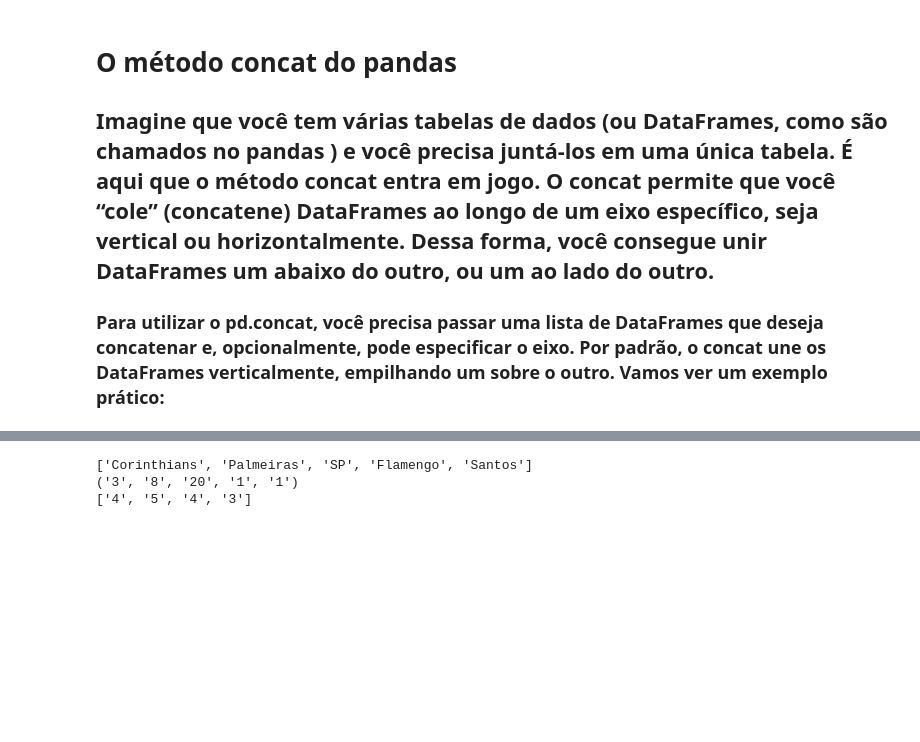
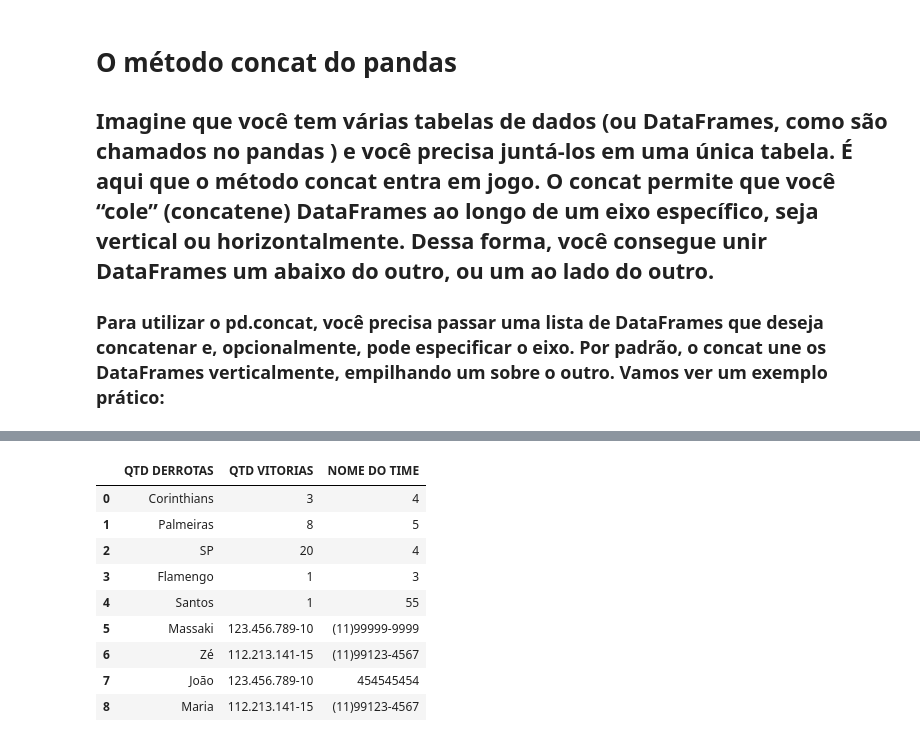
Before and after one commit to Patriciogtr/LP_Profmasaki, a Jupyter notebook: Alg&LP_05_06_Listas_Tuplas_Dicionarios.ipynb, the cells around one changed output, grey strips where cells are left out. Drawn from its saved outputs; the diff is of its cells as text; code cells hidden in the pictures; blank space fills up the shorter version.

```diff
--- a/Alg&LP_05_06_Listas_Tuplas_Dicionarios.ipynb
+++ b/Alg&LP_05_06_Listas_Tuplas_Dicionarios.ipynb
@@ -84,12 +84,21 @@ df2
-# %%
-Times = ['Corinthians', 'Palmeiras', 'SP', 'Flamengo', 'Santos']
-Vitórias = ('3', '8', '20', '1', '1')
-Derrotas = ['4','5','4','3']
-
-print(Times)
-print(Vitórias)
-print(Derrotas)
-# %% [output]
-['Corinthians', 'Palmeiras', 'SP', 'Flamengo', 'Santos']
-('3', '8', '20', '1', '1')
-['4', '5', '4', '3']
+# %%
+import pandas as pd
+
+df3 = pd.DataFrame({"NOME": ['Corinthians','Palmeiras','SP','Flamengo','Santos'],
+                    "CPF": ['3','8','20','1','1'],
+                    "TEL": ['4','5','4','3', '55']})
+# Use pd.concat to combine DataFrames
+df4= pd.concat([df3, df2], ignore_index=True)
+df4.columns = {'NOME DO TIME','QTD VITORIAS','QTD DERROTAS'}
+df4
+# %% [output]
+|  | QTD DERROTAS | QTD VITORIAS | NOME DO TIME |
+| 0 | Corinthians | 3 | 4 |
+| 1 | Palmeiras | 8 | 5 |
+| 2 | SP | 20 | 4 |
+| 3 | Flamengo | 1 | 3 |
+| 4 | Santos | 1 | 55 |
+| 5 | Massaki | 123.456.789-10 | (11)99999-9999 |
+| 6 | Zé | 112.213.141-15 | (11)99123-4567 |
+| 7 | João | 123.456.789-10 | 454545454 |
+| 8 | Maria | 112.213.141-15 | (11)99123-4567 |
```
Also changed, not shown: parts of 3 cells of this notebook.
